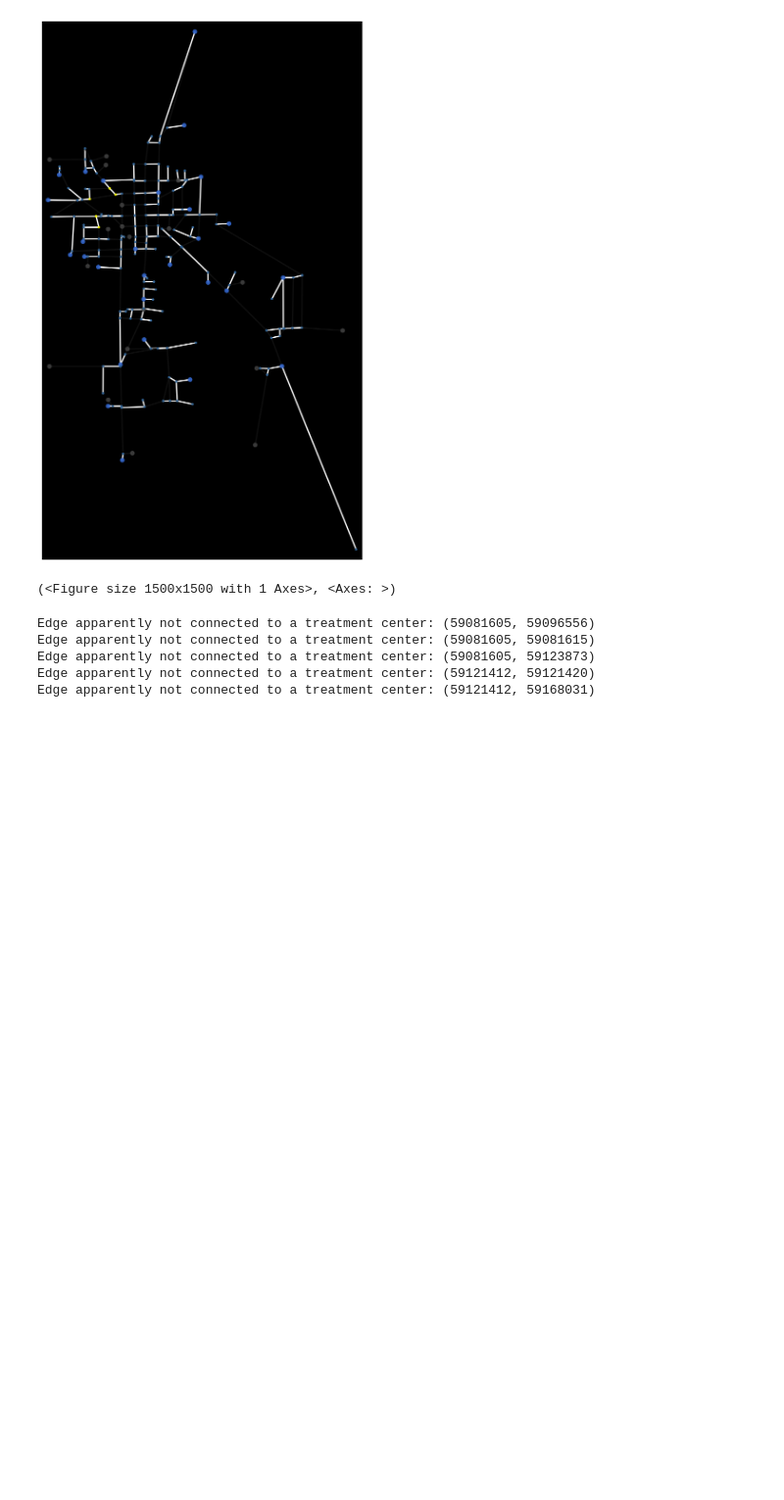
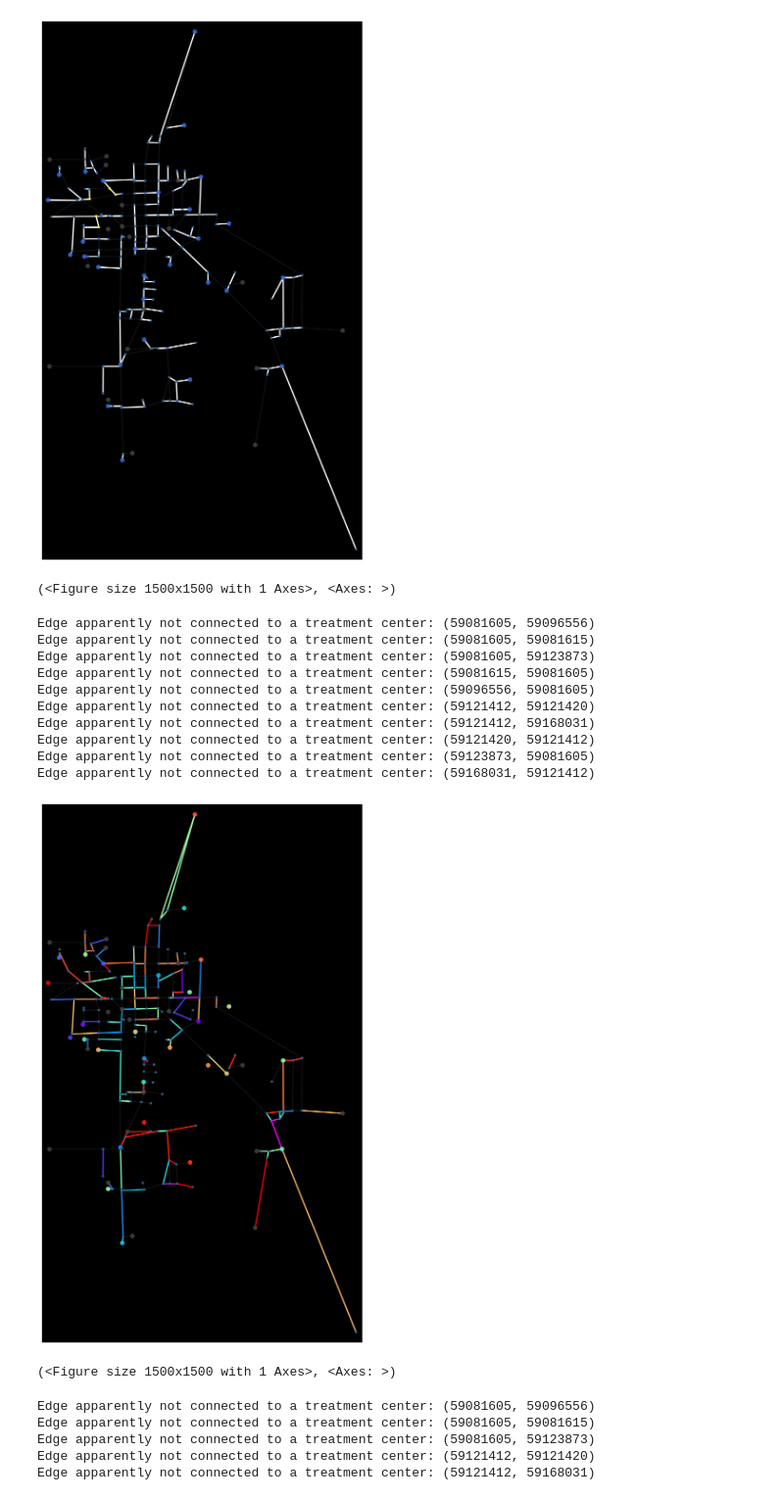
Before and after one commit to matt-banschbach/CMOR492-DWS, a Jupyter notebook: visualization/visual_sandbox.ipynb, the cells around one changed output. Shown at 98% size. Drawn from its saved outputs; the diff is of its cells as text; code cells hidden in the pictures; blank space fills up the shorter version.

```diff
--- a/visualization/visual_sandbox.ipynb
+++ b/visualization/visual_sandbox.ipynb
@@ -254,6 +246,24 @@ plot_pipe_network(G, treatment_nodes, source_nodes, y_sol[1], z_sol[1], x=x_sol[
 # %% [output]
 [figure]
 (<Figure size 1500x1500 with 1 Axes>, <Axes: >)
+# %%
+plot_pipe_network(G0, treatment_nodes, source_nodes, y_sol[0], z_sol[0], x=x_sol[0],
+                  color_treatment_nodes=True,
+                  #highlighted_nodes=nodes_changed_set, #highlighted_edges=edges_changed,
+                  cmap_name="rainbow")
+# %% [output]
+Edge apparently not connected to a treatment center: (59081605, 59096556)
+Edge apparently not connected to a treatment center: (59081605, 59081615)
+Edge apparently not connected to a treatment center: (59081605, 59123873)
+Edge apparently not connected to a treatment center: (59081615, 59081605)
+Edge apparently not connected to a treatment center: (59096556, 59081605)
+Edge apparently not connected to a treatment center: (59121412, 59121420)
+Edge apparently not connected to a treatment center: (59121412, 59168031)
+Edge apparently not connected to a treatment center: (59121420, 59121412)
+Edge apparently not connected to a treatment center: (59123873, 59081605)
+Edge apparently not connected to a treatment center: (59168031, 59121412)
+[figure, added]
+(<Figure size 1500x1500 with 1 Axes>, <Axes: >)
 # %%
 plot_pipe_network(G, treatment_nodes, source_nodes, y_sol[0], z_sol[0], x=x_sol[0],
                   color_treatment_nodes=True,
```
Also changed, not shown: parts of 3 cells of this notebook, 1 other file.
